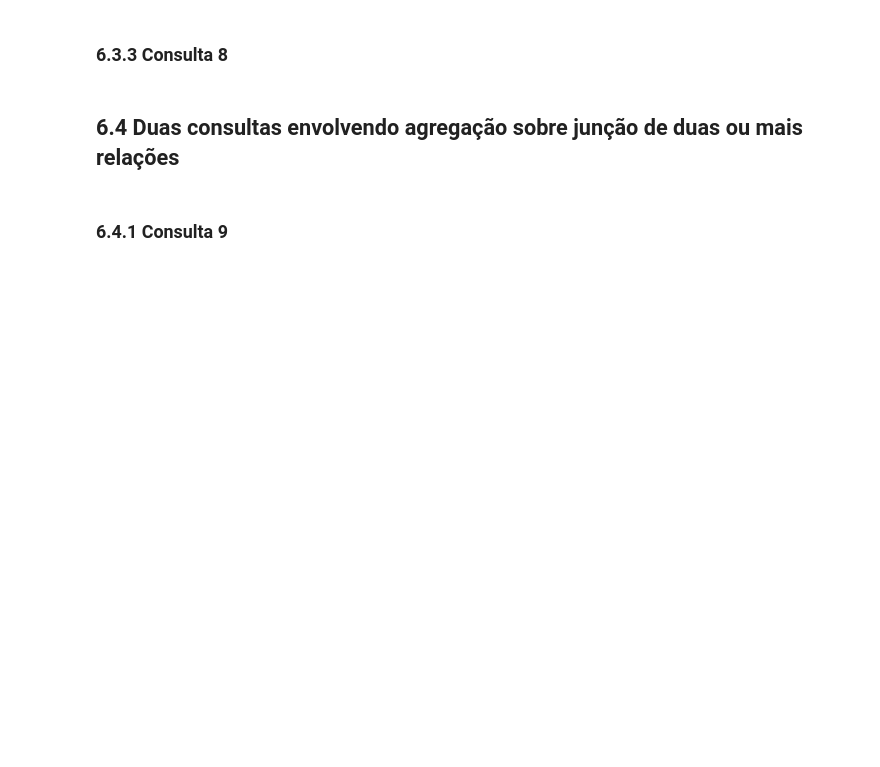
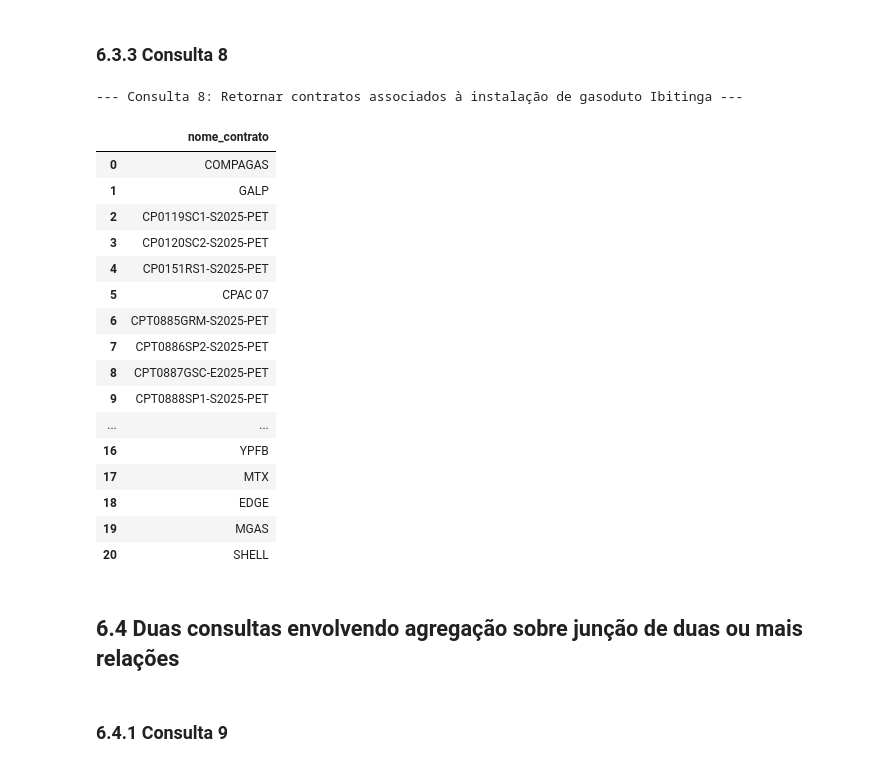
Before and after one commit to RaphaelLeivas/ibd-2025-1, a Jupyter notebook: TP2/tp2_template.ipynb, the cells around one changed output. Drawn from its saved outputs; the diff is of its cells as text; code cells hidden in the pictures; blank space fills up the shorter version.

```diff
--- a/TP2/tp2_template.ipynb
+++ b/TP2/tp2_template.ipynb
@@ -294,5 +324,46 @@ df6
 # %% [markdown]
 ### 6.3.3 Consulta 8
+# %%
+print("--- Consulta 8: Retornar contratos associados à instalação de gasoduto Ibitinga ---")
+conn = sqlite3.connect('gas_data.db')
+
+query8 = """
+SELECT
+    C.nome_contrato
+FROM
+    Contrato as C
+INNER JOIN
+    Instalacao_Transporte as IT ON C.codigo_instalacao_transporte = IT.codigo_instalacao_transporte
+INNER JOIN
+    Instalacao_Gasoduto as IG ON IG.codigo_instalacao_transporte = IT.codigo_instalacao_transporte
+WHERE
+    IG.nome_instalacao_gasoduto = "Ibitinga"
+"""
+
+df8 = pd.read_sql_query(query8, conn)
+
+conn.close()
+
+df8
+# %% [output]
+--- Consulta 8: Retornar contratos associados à instalação de gasoduto Ibitinga ---
+|  | nome_contrato |
+| 0 | COMPAGAS |
+| 1 | GALP |
+| 2 | CP0119SC1-S2025-PET |
+| 3 | CP0120SC2-S2025-PET |
+| 4 | CP0151RS1-S2025-PET |
+| 5 | CPAC 07 |
+| 6 | CPT0885GRM-S2025-PET |
+| 7 | CPT0886SP2-S2025-PET |
+| 8 | CPT0887GSC-E2025-PET |
+| 9 | CPT0888SP1-S2025-PET |
+| ... | ... |
+| 16 | YPFB |
+| 17 | MTX |
+| 18 | EDGE |
+| 19 | MGAS |
+| 20 | SHELL |
 # %% [markdown]
 ## 6.4 Duas consultas envolvendo agregação sobre junção de duas ou mais relações
 # %% [markdown]
```
Also changed, not shown: parts of 4 cells of this notebook.
